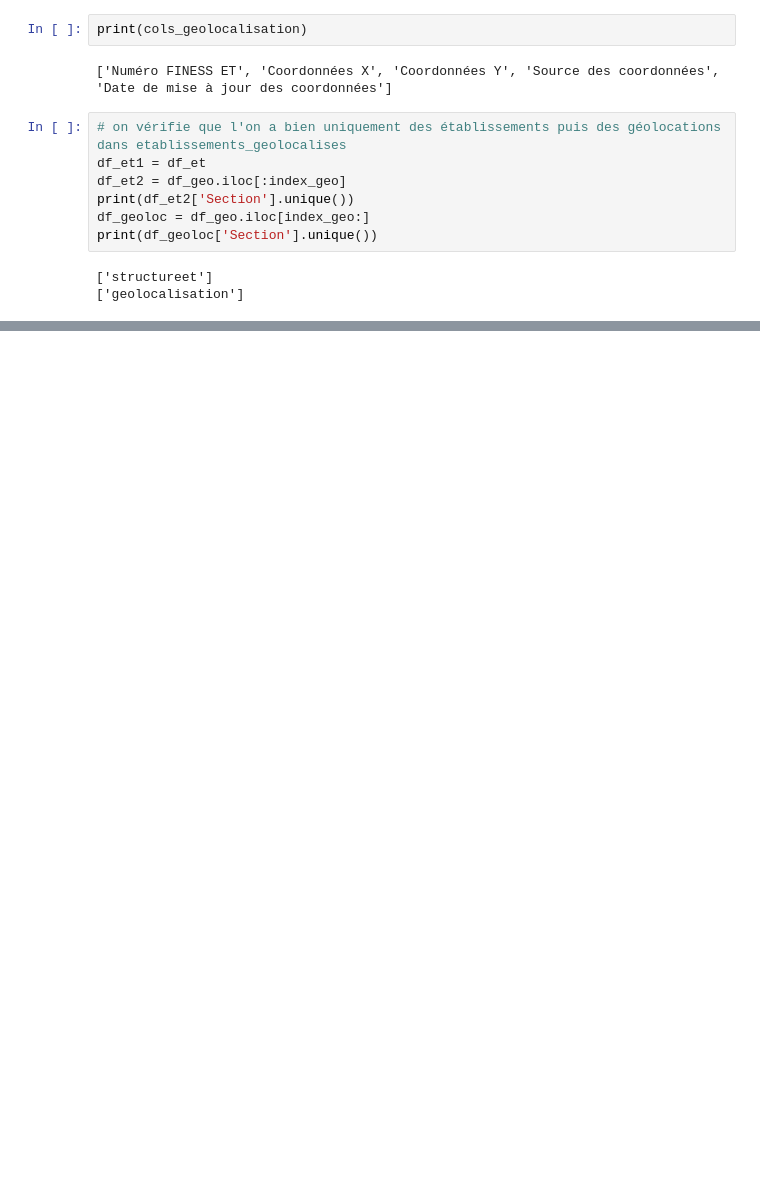
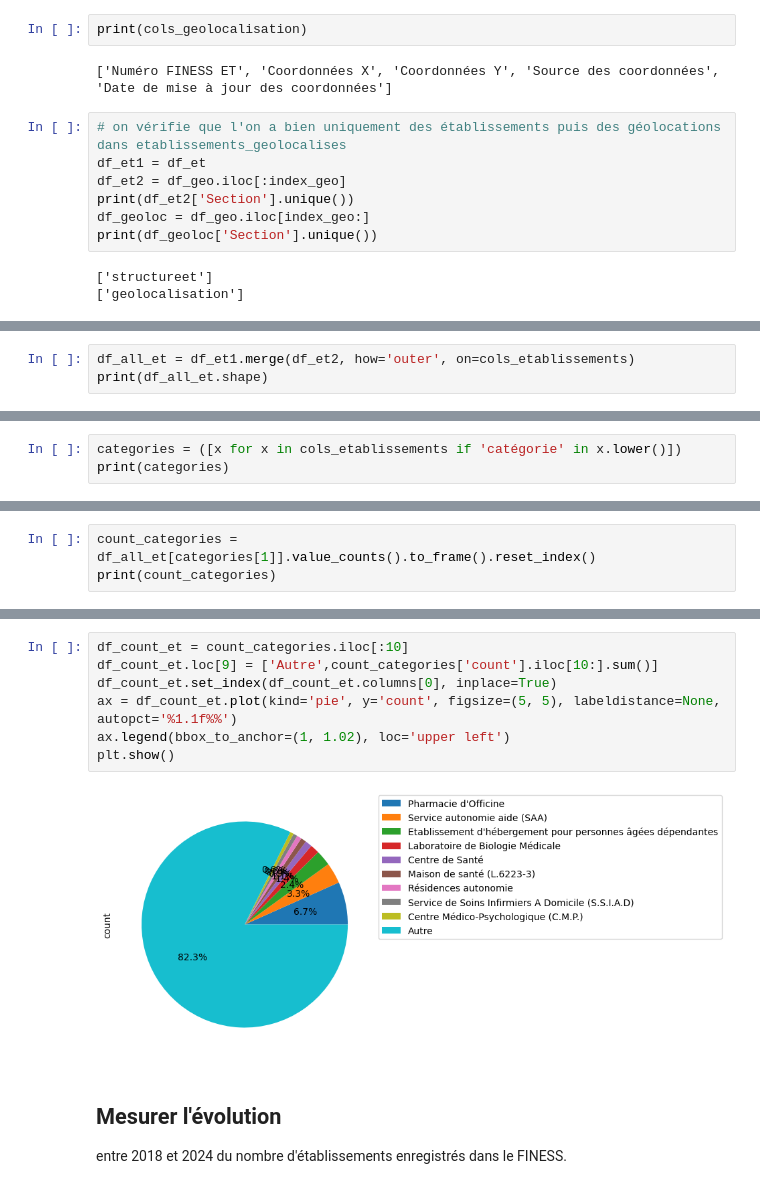
Before and after one commit to leihuayi/JupyterFiness, a Jupyter notebook: main.ipynb, the cells around one changed output, grey strips where cells are left out. Cells and saved outputs as stored; diff of their text form; blank space fills up the shorter version.

```diff
--- a/main.ipynb
+++ b/main.ipynb
@@ -185,0 +197,3 @@ df_geoloc.head(3)
+# %%
+df_all_et = df_et1.merge(df_et2, how='outer', on=cols_etablissements)
+print(df_all_et.shape)
@@ -185,0 +206,3 @@ df_geoloc.head(3)
+# %%
+categories = ([x for x in cols_etablissements if 'catégorie' in x.lower()])
+print(categories)
@@ -185,0 +211,3 @@ df_geoloc.head(3)
+# %%
+count_categories = df_all_et[categories[1]].value_counts().to_frame().reset_index()
+print(count_categories)
@@ -185,0 +229,12 @@ df_geoloc.head(3)
+# %%
+df_count_et = count_categories.iloc[:10]
+df_count_et.loc[9] = ['Autre',count_categories['count'].iloc[10:].sum()]
+df_count_et.set_index(df_count_et.columns[0], inplace=True)
+ax = df_count_et.plot(kind='pie', y='count', figsize=(5, 5), labeldistance=None, autopct='%1.1f%%')
+ax.legend(bbox_to_anchor=(1, 1.02), loc='upper left')
+plt.show()
+# %% [output]
+[figure, added]
+# %% [markdown]
+## Mesurer l'évolution
+entre 2018 et 2024 du nombre d'établissements enregistrés dans le FINESS.
```
Also changed, not shown: parts of 9 cells of this notebook, 1 other file.
